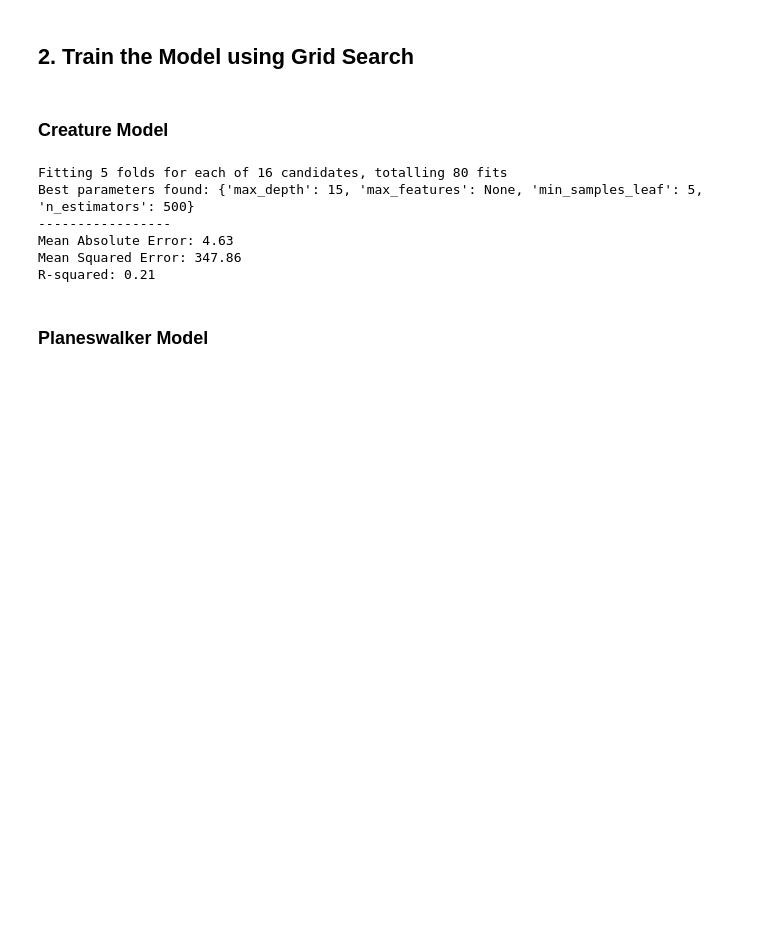
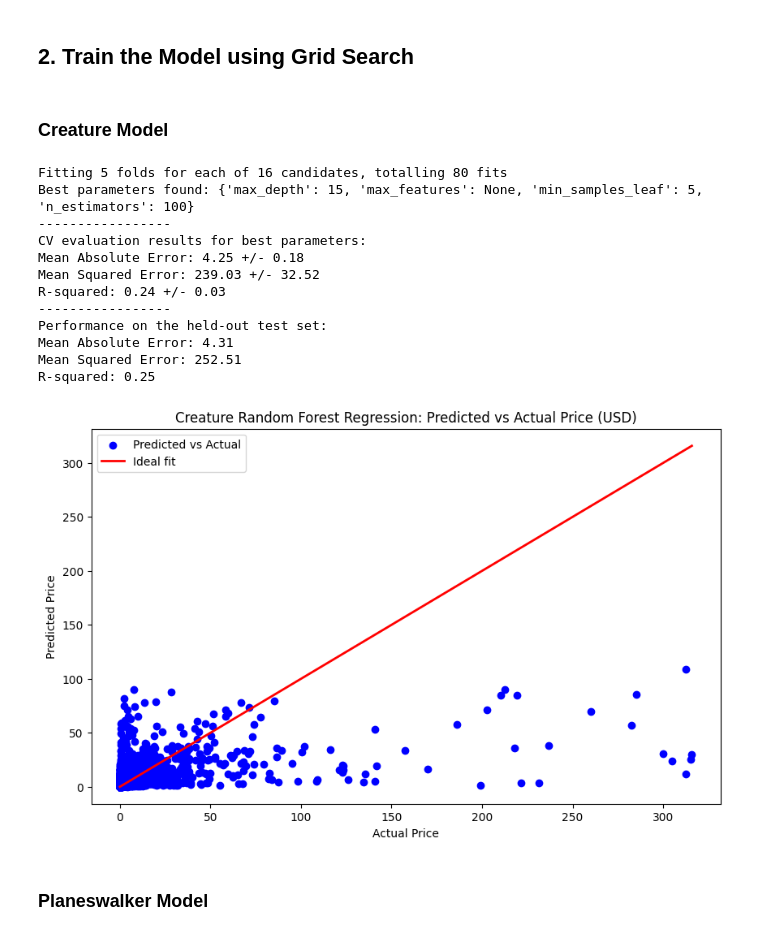
Before and after one commit to janelmjackson/understanding-mtg-card-value-through-ml, a Jupyter notebook: mtgjson_rand_forest_reg.ipynb, the cells around one changed output. Drawn from its saved outputs; the diff is of its cells as text; code cells hidden in the pictures; blank space fills up the shorter version.

```diff
--- a/mtgjson_rand_forest_reg.ipynb
+++ b/mtgjson_rand_forest_reg.ipynb
@@ -229,0 +213,6 @@ Index(['edhrecRank', 'edhrecSaltiness', 'isAlternative', 'isGameChanger',
+# %%
+# combine duplicate rows (card variants with the same feature values) and use the average price as the target price
+# card variants with unique attributes will be kept as separate rows
+def aggregateDuplicates(df):
+    group_by_cols = [col for col in df.columns if col != 'price']
+    return df.groupby(group_by_cols)['price'].mean().reset_index()
@@ -352,14 +399,21 @@ def randForestGridSearch(df):
 # %% [markdown]
 ### Creature Model
 # %%
-creature_model = randForestGridSearch(creature_df)
+creature_model = randForestGridSearch(creature_df, "Creature", show_plot=True)
 # %% [output]
 Fitting 5 folds for each of 16 candidates, totalling 80 fits
-Best parameters found: {'max_depth': 15, 'max_features': None, 'min_samples_leaf': 5, 'n_estimators': 500}
+Best parameters found: {'max_depth': 15, 'max_features': None, 'min_samples_leaf': 5, 'n_estimators': 100}
 -----------------
-Mean Absolute Error: 4.63
-Mean Squared Error: 347.86
-R-squared: 0.21
+CV evaluation results for best parameters:
+Mean Absolute Error: 4.25 +/- 0.18
+Mean Squared Error: 239.03 +/- 32.52
+R-squared: 0.24 +/- 0.03
+-----------------
+Performance on the held-out test set:
+Mean Absolute Error: 4.31
+Mean Squared Error: 252.51
+R-squared: 0.25
+[figure, added]
 # %% [markdown]
 ### Planeswalker Model
 # %%
```
Also changed, not shown: parts of 26 cells of this notebook.
